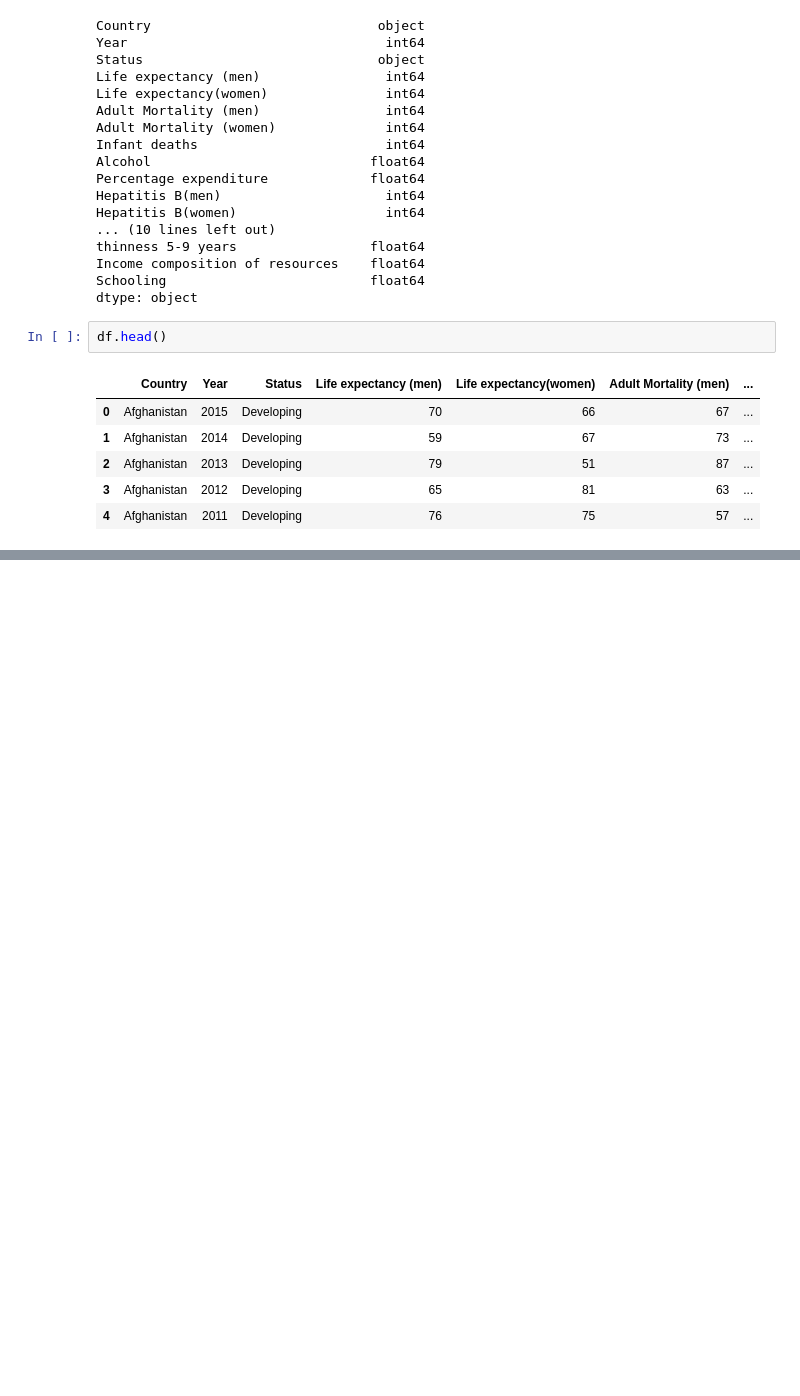
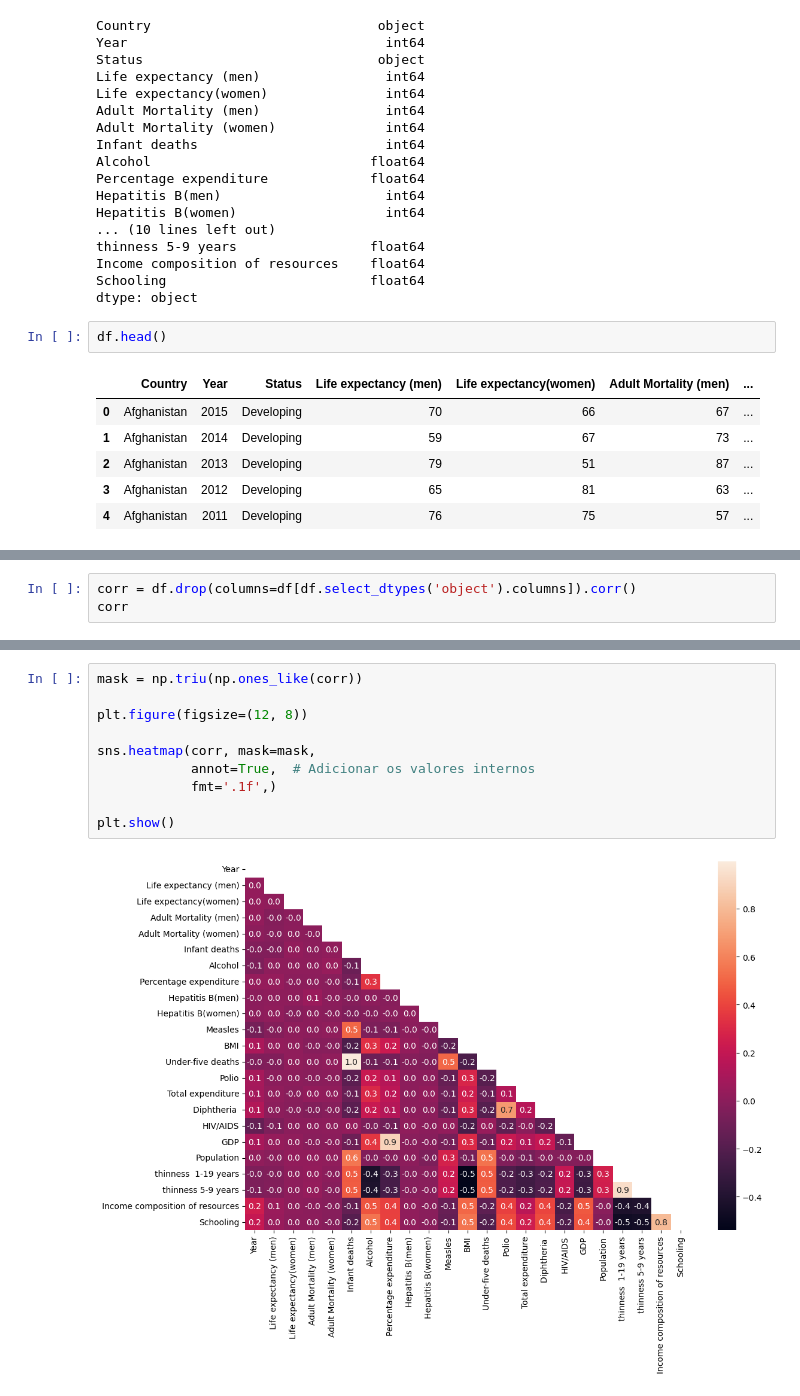
Before and after one commit to janclintonShadows/desafios_de_Projects, a Jupyter notebook: proj_1_dados_demograficos/analise.ipynb, the cells around one changed output, grey strips where cells are left out. Saved outputs shown, nothing was run; the diff lists cells and outputs as text; blank space fills up the shorter version.

```diff
--- a/proj_1_dados_demograficos/analise.ipynb
+++ b/proj_1_dados_demograficos/analise.ipynb
@@ -75,0 +371,3 @@ df.head()
+# %%
+corr = df.drop(columns=df[df.select_dtypes('object').columns]).corr()
+corr
@@ -75,0 +392,12 @@ df.head()
+# %%
+mask = np.triu(np.ones_like(corr))
+
+plt.figure(figsize=(12, 8))
+
+sns.heatmap(corr, mask=mask,
+            annot=True,  # Adicionar os valores internos
+            fmt='.1f',)
+
+plt.show()
+# %% [output]
+[figure, added]
```
Also changed, not shown: parts of 24 cells of this notebook.
